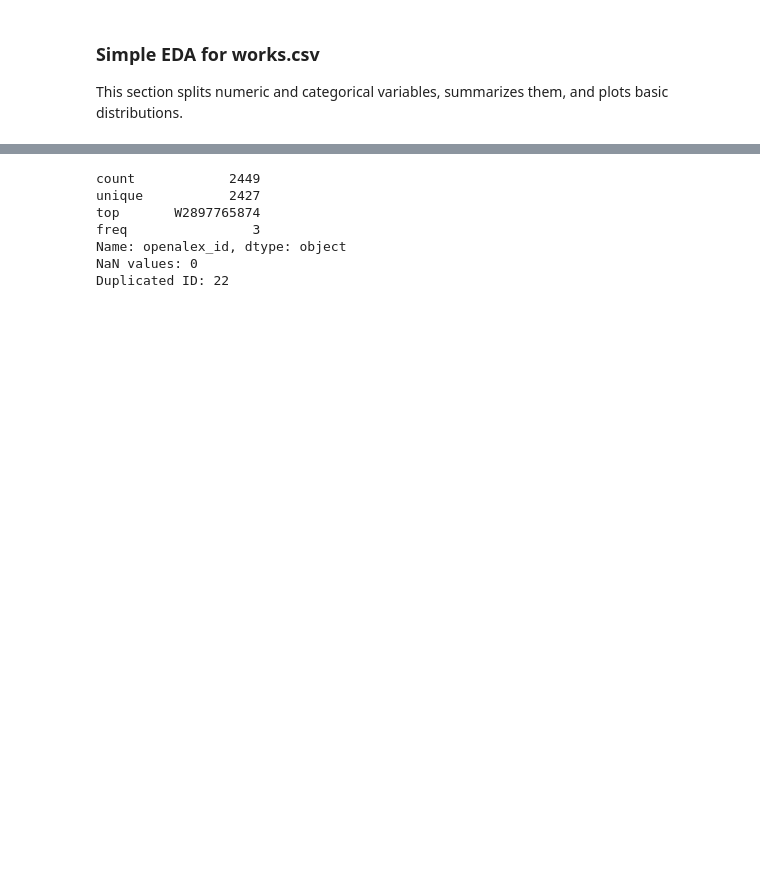
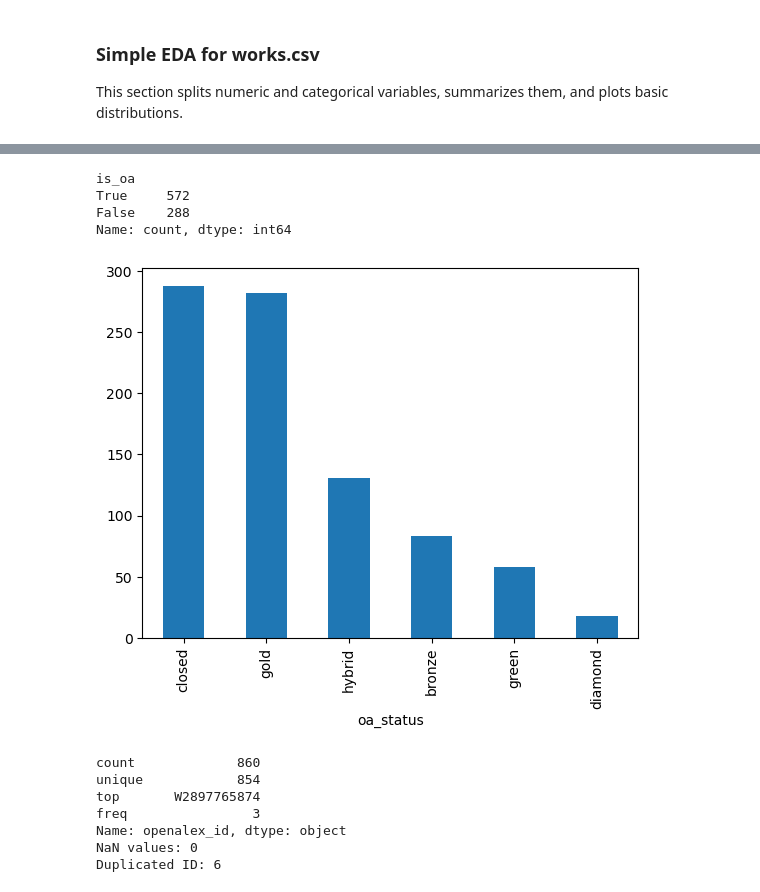
Before and after one commit to Ciampitti-Lab/PublicationAnalysis, a Jupyter notebook: Machine_learning/jupyter/data_preprocessing.ipynb, the cells around one changed output, grey strips where cells are left out. Saved outputs shown, nothing was run; the diff lists cells and outputs as text; code cells hidden in the pictures; blank space fills up the shorter version.

Commit message:
finish data preprocessing and ready to fit models

```diff
--- a/Machine_learning/jupyter/data_preprocessing.ipynb
+++ b/Machine_learning/jupyter/data_preprocessing.ipynb
@@ -8,5 +8,5 @@ from pathlib import Path
 # %%
-raw_data=pd.read_csv("/home/ramir713/PublicationAnalysis/data/machine_learning_data/openalex_output/works.csv")
+raw_data=pd.read_csv("C:\\Users\\locos\\Documents\\Code\\Ciampitti-Lab\\PublicationAnalysis\\data\\machine_learning_data\\openalex_output\\works.csv")
 df = raw_data.copy()
 # %%
 raw_data.columns
@@ -29,0 +30,4 @@ Index(['openalex_id', 'openalex_url', 'doi', 'title', 'publication_year',
+# %%
+print(df.source_display_name)
+df.source_display_name.fillna("Unandentified", inplace=True)
+print(len(df.source_display_name.unique()))
@@ -30,3 +343,12 @@ Index(['openalex_id', 'openalex_url', 'doi', 'title', 'publication_year',
+# %%
+def normalize(x):
+    return str(x).strip().lower()
+
+peer_reviewed_norm = {normalize(j) for j in peer_reviewed}
+
+df_filtered = df[
+    df["source_display_name"].apply(normalize).isin(peer_reviewed_norm)
+].copy()
 # %% [markdown]
 ### Simple EDA for works.csv
 This section splits numeric and categorical variables, summarizes them, and plots basic distributions.
@@ -39,13 +394,24 @@ Name: count, dtype: int64
+# %%
+print(df_filtered.is_oa.value_counts())
+df_filtered.oa_status.value_counts()
+df_filtered.oa_status.value_counts().plot(kind='bar')
+plt.show()
+# %% [output]
+is_oa
+True     572
+False    288
+Name: count, dtype: int64
+[figure, added]
 # %%
 #OpenAlex Id
-print(df.openalex_id.describe())
-print(f'NaN values: {df.openalex_id.isna().sum()}')
-print(f'Duplicated ID: {df.openalex_id.duplicated().sum()}')
+print(df_filtered.openalex_id.describe())
+print(f'NaN values: {df_filtered.openalex_id.isna().sum()}')
+print(f'Duplicated ID: {df_filtered.openalex_id.duplicated().sum()}')
 # %% [output]
-count            2449
-unique           2427
+count             860
+unique            854
 top       W2897765874
 freq                3
 Name: openalex_id, dtype: object
 NaN values: 0
-Duplicated ID: 22
+Duplicated ID: 6
```
Also changed, not shown: parts of 20 cells of this notebook, 1 other file.
